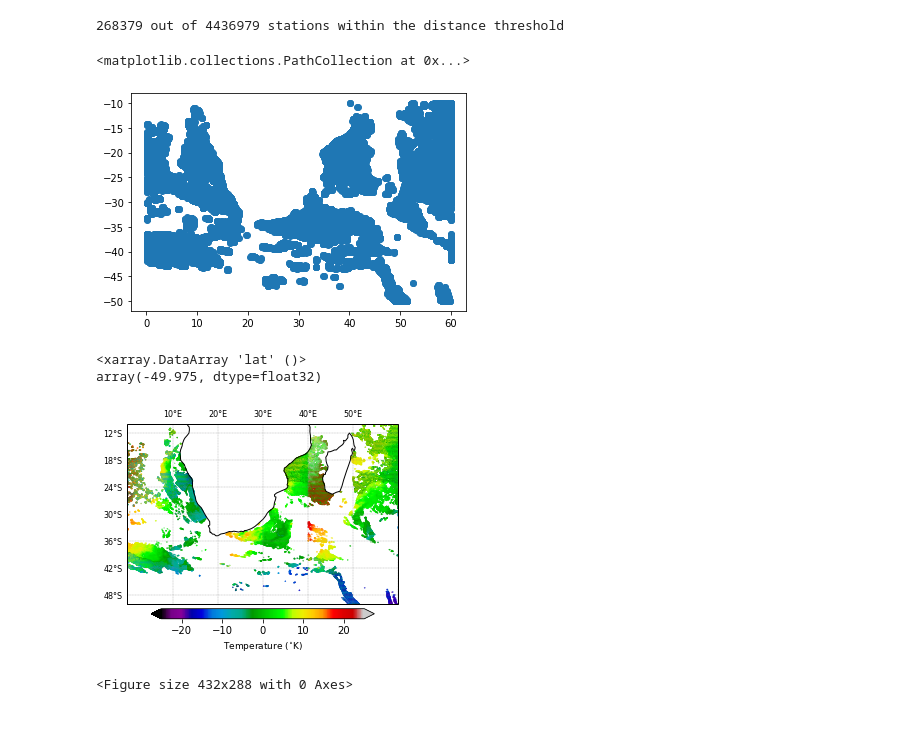
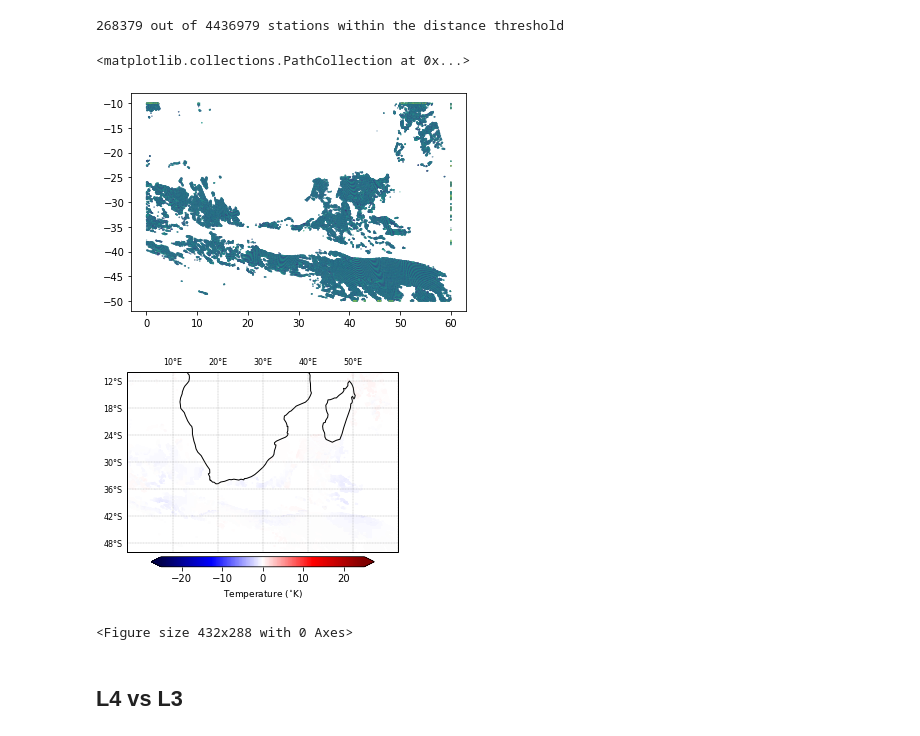
Before and after one commit to HarryLuyt/paper1_scripts, a Jupyter notebook: Scripts/CCI_L4vsTSST.ipynb, the cells around one changed output. Drawn from its saved outputs; the diff is of its cells as text; code cells hidden in the pictures.

Commit message:
Add L4 vs L3 error comparison

```diff
--- a/Scripts/CCI_L4vsTSST.ipynb
+++ b/Scripts/CCI_L4vsTSST.ipynb
@@ -17,7 +17,9 @@ plt.rcParams['axes.facecolor']='white'
 l4 = xr.open_dataset('../Data/cci_sst.nc')
 l4 = l4.sel(time=slice('2009-12-18','2009-12-18'))
 
-l2 = xr.open_dataset('../Data/ESA_CCI_L2P_AVHRRMTA_G_20081201.nc')
+l2 = xr.open_dataset('../Data/TSST/ESA_CCI_L2P_AVHRRMTA_G_20081218.nc')
+
+l3 = xr.open_dataset('../Data/TSST/ESA_CCI_L3U_AATSR_20081218.nc')
 # %%
 # l2_sel = l2.where(l2['latitude'] <= -10 and l2['latitude'] >= -50)
 l2_sel = l2.where(l2['latitude'] <= -10)
@@ -106,15 +171,10 @@ print('%s out of %s stations within the distance threshold' % (len(dist[dist!=np
 # %%
 xs = tree.data[idx-1][:,0]
 ys = tree.data[idx-1][:,1]
-plt.scatter(xs, ys)
+plt.scatter(xs, ys, s=0.05, c=dist)
 # %% [output]
 <matplotlib.collections.PathCollection at 0x...>
-[figure, old version]
+[figure, new version]
-# %%
-l4['lat'].min()
-# %% [output]
-<xarray.DataArray 'lat' ()>
-array(-49.975, dtype=float32)
 # %%
 proj = ccrs.PlateCarree()
 
@@ -134,7 +194,7 @@ gl.xlabel_style = {'size': 8}
 gl.ylabel_style = {'size': 8}
 
 # img = hycom_free_vel.mean('time').plot(ax=ax, transform=ccrs.PlateCarree(), cmap=plt.get_cmap('nipy_spectral'), add_colorbar=False, vmax=130)
-img = plt.scatter(l2['longitude'], l2['latitude'], s=0.05, c=temp_diff, transform=ccrs.PlateCarree(), cmap=plt.get_cmap('seismic'), vmin=-25, vmax=25)
+img = plt.scatter(l2['longitude'], l2['latitude'], s=0.05, c=error_diff_l2, transform=ccrs.PlateCarree(), cmap=plt.get_cmap('seismic'), vmin=-25, vmax=25)
 cbar = plt.colorbar(img, shrink=0.8, extend='both', orientation='horizontal', pad=0.02)
 cbar.set_label('Temperature ($^{\circ}$K)', fontsize=9)
 
@@ -144,5 +204,7 @@ ax.set_title('')
 plt.show()
 plt.tight_layout()
 # %% [output]
-[figure, old version]
+[figure, new version]
 <Figure size 432x288 with 0 Axes>
+# %% [markdown]
+## L4 vs L3
```
Also changed, not shown: parts of 13 cells of this notebook.
